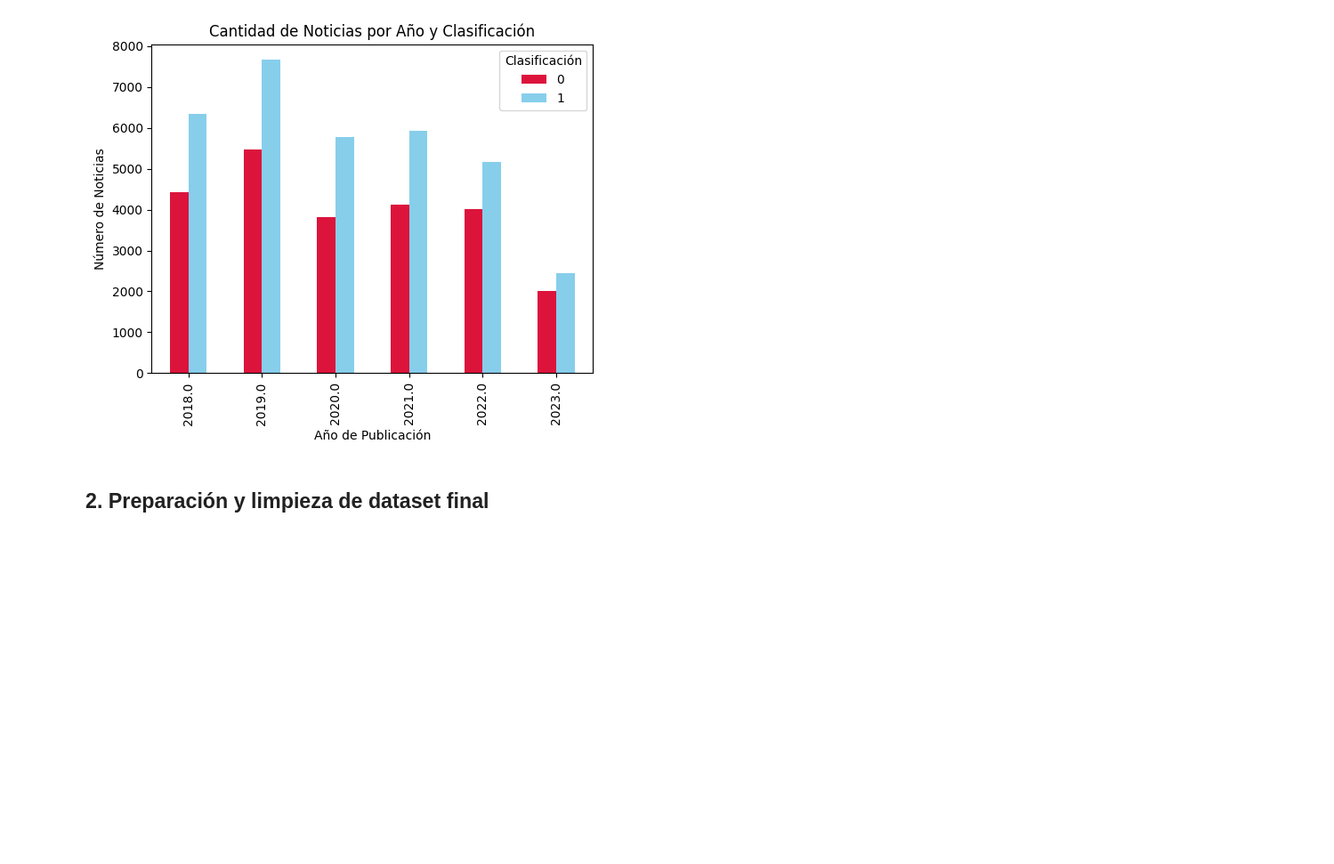
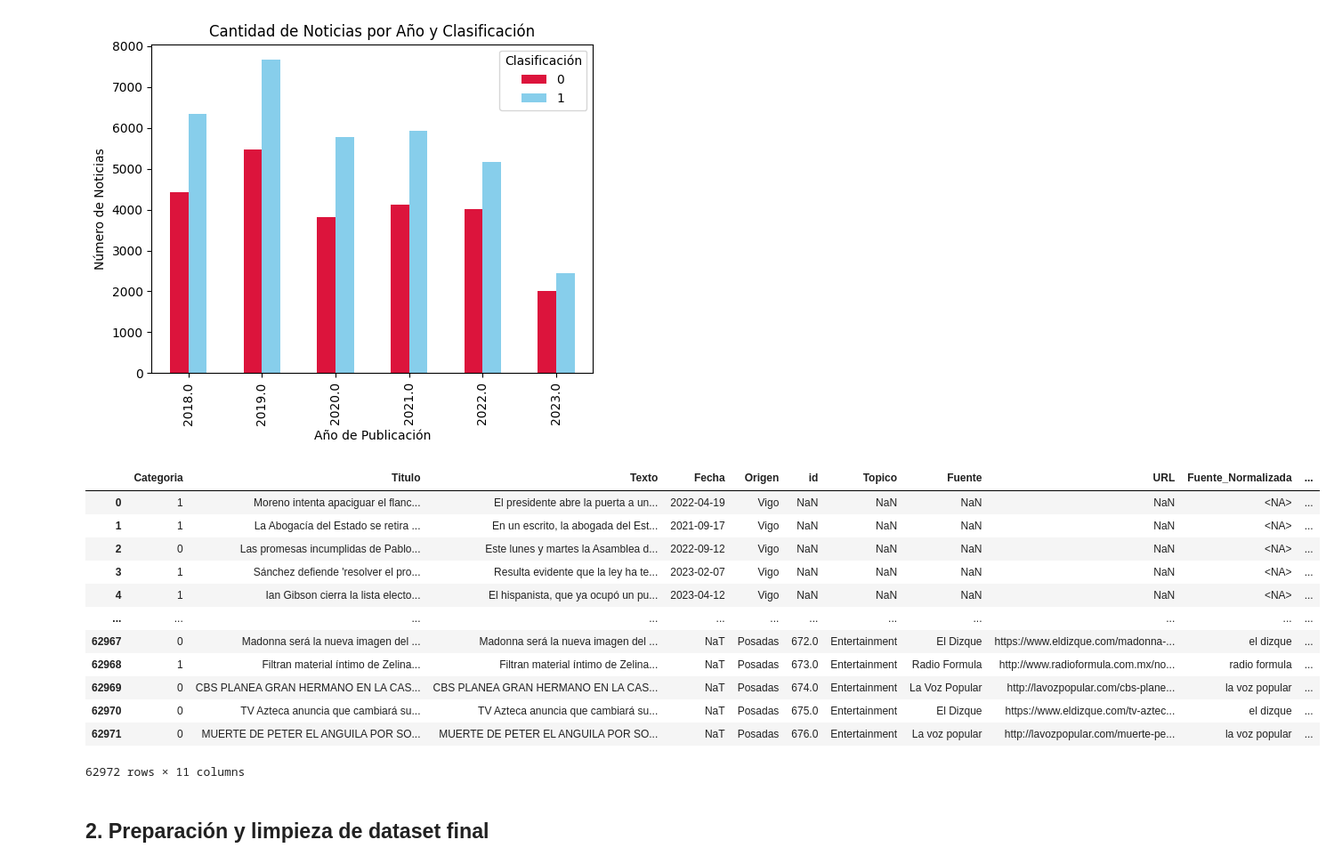
Before and after one commit to Verificado-Profesional/data-processing, a Jupyter notebook: veracity classification/data_analysis.ipynb, the cells around one changed output. Shown: that part at 89% size. Cells and saved outputs as stored; diff of their text form; code cells hidden in the pictures; blank space fills up the shorter version.

```diff
--- a/veracity classification/data_analysis.ipynb
+++ b/veracity classification/data_analysis.ipynb
@@ -151,6 +167,22 @@ plt.show()
 # %% [output]
 <Figure size 1200x600 with 0 Axes>
 [figure]
+# %%
+data
+# %% [output]
+|  | Categoria | Titulo | Texto | Fecha | Origen | id | Topico | Fuente | URL | Fuente_Normalizada | ... |
+| 0 | 1 | Moreno intenta apaciguar el flanc... | El presidente abre la puerta a un... | 2022-04-19 | Vigo | NaN | NaN | NaN | NaN | <NA> | ... |
+| 1 | 1 | La Abogacía del Estado se retira ... | En un escrito, la abogada del Est... | 2021-09-17 | Vigo | NaN | NaN | NaN | NaN | <NA> | ... |
+| 2 | 0 | Las promesas incumplidas de Pablo... | Este lunes y martes la Asamblea d... | 2022-09-12 | Vigo | NaN | NaN | NaN | NaN | <NA> | ... |
+| 3 | 1 | Sánchez defiende 'resolver el pro... | Resulta evidente que la ley ha te... | 2023-02-07 | Vigo | NaN | NaN | NaN | NaN | <NA> | ... |
+| 4 | 1 | Ian Gibson cierra la lista electo... | El hispanista, que ya ocupó un pu... | 2023-04-12 | Vigo | NaN | NaN | NaN | NaN | <NA> | ... |
+| ... | ... | ... | ... | ... | ... | ... | ... | ... | ... | ... | ... |
+| 62967 | 0 | Madonna será la nueva imagen del ... | Madonna será la nueva imagen del ... | NaT | Posadas | 672.0 | Entertainment | El Dizque | https://www.eldizque.com/madonna-... | el dizque | ... |
+| 62968 | 1 | Filtran material íntimo de Zelina... | Filtran material íntimo de Zelina... | NaT | Posadas | 673.0 | Entertainment | Radio Formula | http://www.radioformula.com.mx/no... | radio formula | ... |
+| 62969 | 0 | CBS PLANEA GRAN HERMANO EN LA CAS... | CBS PLANEA GRAN HERMANO EN LA CAS... | NaT | Posadas | 674.0 | Entertainment | La Voz Popular | http://lavozpopular.com/cbs-plane... | la voz popular | ... |
+| 62970 | 0 | TV Azteca anuncia que cambiará su... | TV Azteca anuncia que cambiará su... | NaT | Posadas | 675.0 | Entertainment | El Dizque | https://www.eldizque.com/tv-aztec... | el dizque | ... |
+| 62971 | 0 | MUERTE DE PETER EL ANGUILA POR SO... | MUERTE DE PETER EL ANGUILA POR SO... | NaT | Posadas | 676.0 | Entertainment | La voz popular | http://lavozpopular.com/muerte-pe... | la voz popular | ... |
+62972 rows × 11 columns
 # %% [markdown]
 ## **2. Preparación y limpieza de dataset final**
 # %% [markdown]
```
Also changed, not shown: parts of 14 cells of this notebook, 8 other files.
